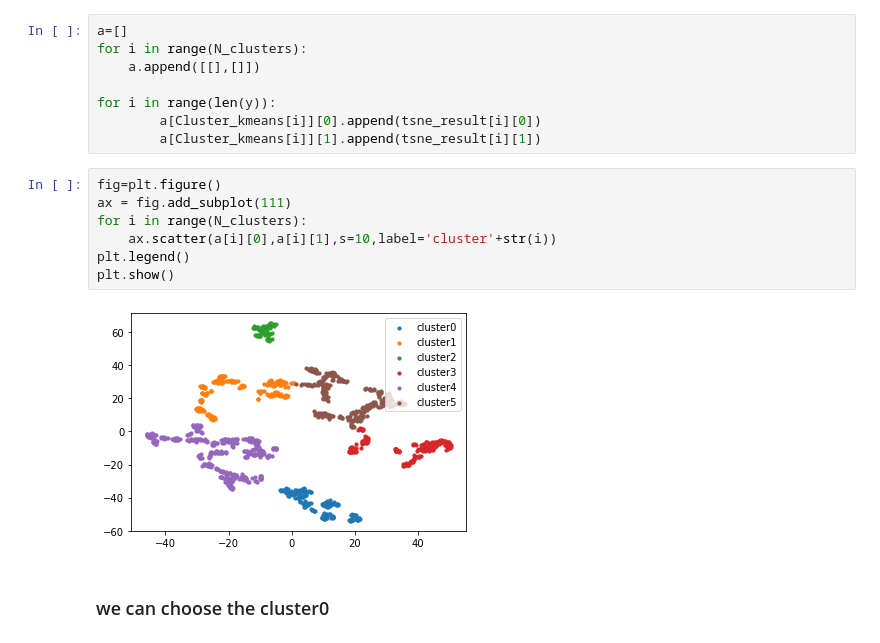
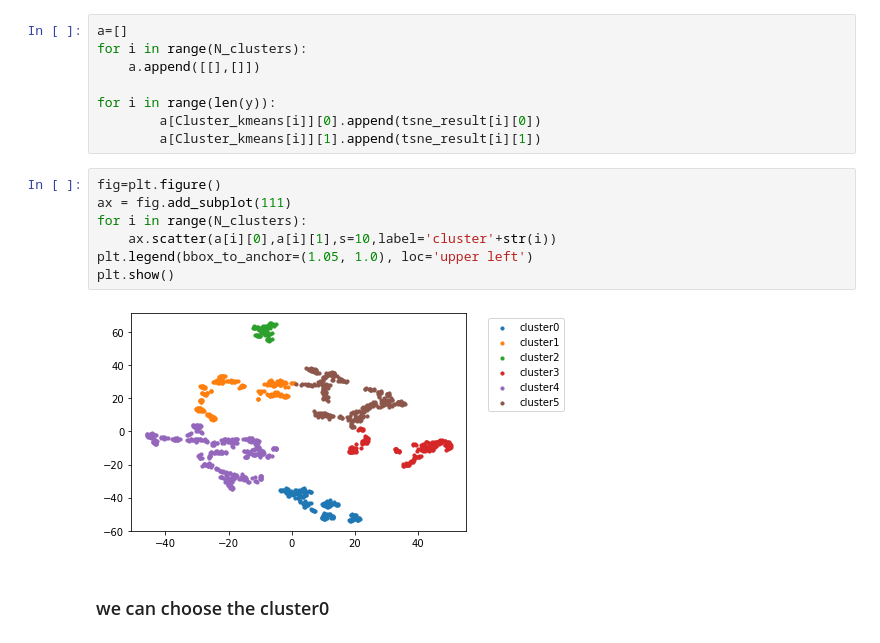
Before and after one commit to WeituoDAI/stage_weituo, a Jupyter notebook: Cluster_Skope-rules_banknote.ipynb, the cells around one changed output. Saved outputs shown, nothing was run; the diff lists cells and outputs as text.

Commit message:
change position of legend

```diff
--- a/Cluster_Skope-rules_banknote.ipynb
+++ b/Cluster_Skope-rules_banknote.ipynb
@@ -265,12 +265,12 @@ for i in range(len(y)):
 # %%
 fig=plt.figure()
 ax = fig.add_subplot(111)
 for i in range(N_clusters):
     ax.scatter(a[i][0],a[i][1],s=10,label='cluster'+str(i))
-plt.legend()
+plt.legend(bbox_to_anchor=(1.05, 1.0), loc='upper left')
 plt.show()
 # %% [output]
-[figure, old version]
+[figure, new version]
 # %% [markdown]
 ### we can choose the cluster0
 # %%
```
Also changed, not shown: parts of 5 cells of this notebook.
